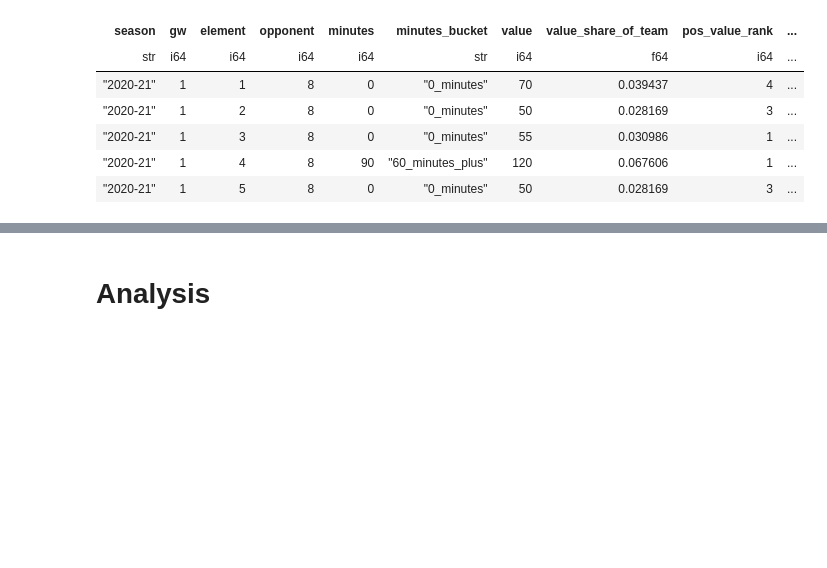
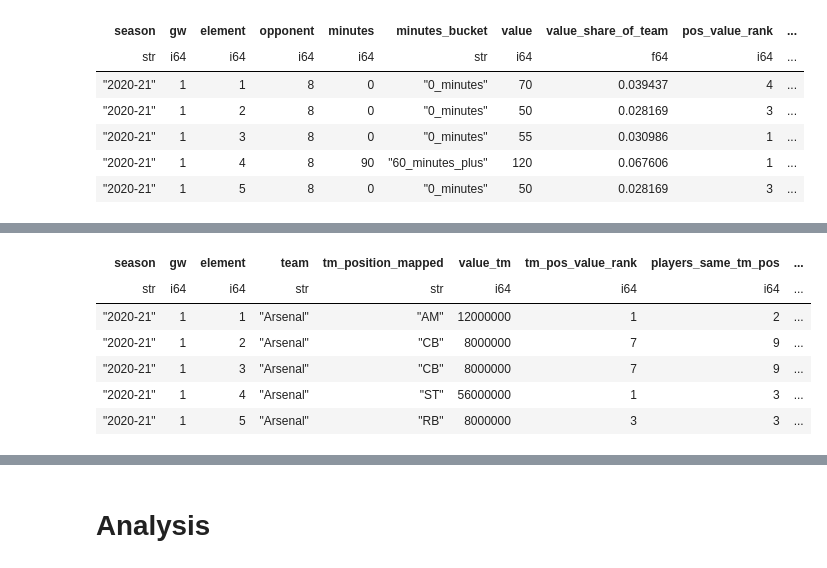
Before and after one commit to jme-taylor/fantasy_football, a Jupyter notebook: notebooks/260826_minutes_model_improvements.ipynb, the cells around one changed output, grey strips where cells are left out. Drawn from its saved outputs; the diff is of its cells as text; code cells hidden in the pictures; blank space fills up the shorter version.

```diff
--- a/notebooks/260826_minutes_model_improvements.ipynb
+++ b/notebooks/260826_minutes_model_improvements.ipynb
@@ -423,3 +424,85 @@ shape: (5, 13)
 | "2020-21" | 1 | 3 | "Centre-Back" | 20 | 0.180478 | null | ... |
 | "2020-21" | 1 | 4 | "Centre-Forward" | 29 | 0.500322 | null | ... |
 | "2020-21" | 1 | 5 | "Right-Back" | 10 | 0.224231 | null | ... |
+# %%
+# Value rank within the club's mapped TM position group
+#
+# Mirrors add_positional_value_rank, but partitions on tm_position_mapped
+# instead of the FPL position and ranks on the transfermarkt value.
+# all_data has no team column, so pull the per-gameweek club from player_week.
+player_team = connection.sql("""
+SELECT
+     season
+    ,gw
+    ,element
+    ,team
+
+FROM player_week
+""").pl()
+
+all_data = all_data.join(player_team, on=["season", "gw", "element"], how="left")
+
+# Ranked in duckdb rather than with polars .over(): the equivalent polars
+# window expressions returned NaN on ~2k rows whose inputs were all present.
+# all_data is match grain, so a double gameweek carries two rows per player.
+# Rank on one row per player-gameweek or the group counts double.
+rank_input = all_data.select(
+    "season", "gw", "element", "team", "tm_position_mapped", "value_tm"
+).unique(subset=["season", "gw", "element"])
+connection.register("rank_input", rank_input)
+
+tm_value_rank = connection.sql("""
+WITH ranked AS (
+SELECT
+     season
+    ,gw
+    ,element
+    -- No transfermarkt value is not the same as being the cheapest, so those
+    -- players are counted in the group but not ranked within it.
+    ,CASE
+        WHEN value_tm IS NULL THEN NULL
+        ELSE RANK() OVER (PARTITION BY season, gw, team, tm_position_mapped ORDER BY value_tm DESC)
+     END AS tm_pos_value_rank
+    ,COUNT(*) OVER (PARTITION BY season, gw, team, tm_position_mapped) AS players_same_tm_pos
+    ,value_tm / NULLIF(SUM(value_tm) OVER (PARTITION BY season, gw, team, tm_position_mapped), 0) AS tm_pos_value_share
+
+FROM rank_input
+)
+
+SELECT
+     season
+    ,gw
+    ,element
+    ,tm_pos_value_rank
+    ,players_same_tm_pos
+    ,tm_pos_value_share
+    -- Rank is not comparable across group sizes: 3rd of 3 and 3rd of 8 differ.
+    -- A player alone in their position group is top of it, so 0.
+    ,CASE
+        WHEN tm_pos_value_rank IS NULL THEN NULL
+        WHEN players_same_tm_pos > 1
+        THEN (tm_pos_value_rank - 1.0) / (players_same_tm_pos - 1.0)
+        ELSE 0.0
+     END AS tm_pos_value_rank_norm
+
+FROM ranked
+""").pl()
+
+rows_before = all_data.height
+all_data = all_data.join(tm_value_rank, on=["season", "gw", "element"], how="left")
+assert all_data.height == rows_before, "rank join fanned out"
+
+TM_RANK_FEATURES = [
+    "tm_pos_value_rank",
+    "players_same_tm_pos",
+    "tm_pos_value_share",
+    "tm_pos_value_rank_norm",
+]
+
+for feature in TM_RANK_FEATURES:
+    column = all_data[feature]
+    nan_count = column.is_nan().sum() if column.dtype.is_float() else 0
+    print(f"{feature}: {column.null_count()} null, {nan_count} nan")
+
+all_data.select(["season", "gw", "element", "team", "tm_position_mapped", "value_tm"] + TM_RANK_FEATURES).head()
+# %% [output]
@@ -425,0 +514,7 @@ shape: (5, 13)
+| season | gw | element | team | tm_position_mapped | value_tm | tm_pos_value_rank | players_same_tm_pos | ... |
+| str | i64 | i64 | str | str | i64 | i64 | i64 | ... |
+| "2020-21" | 1 | 1 | "Arsenal" | "AM" | 12000000 | 1 | 2 | ... |
+| "2020-21" | 1 | 2 | "Arsenal" | "CB" | 8000000 | 7 | 9 | ... |
+| "2020-21" | 1 | 3 | "Arsenal" | "CB" | 8000000 | 7 | 9 | ... |
+| "2020-21" | 1 | 4 | "Arsenal" | "ST" | 56000000 | 1 | 3 | ... |
+| "2020-21" | 1 | 5 | "Arsenal" | "RB" | 8000000 | 3 | 3 | ... |
```
Also changed, not shown: parts of 32 cells of this notebook, 33 other files.
